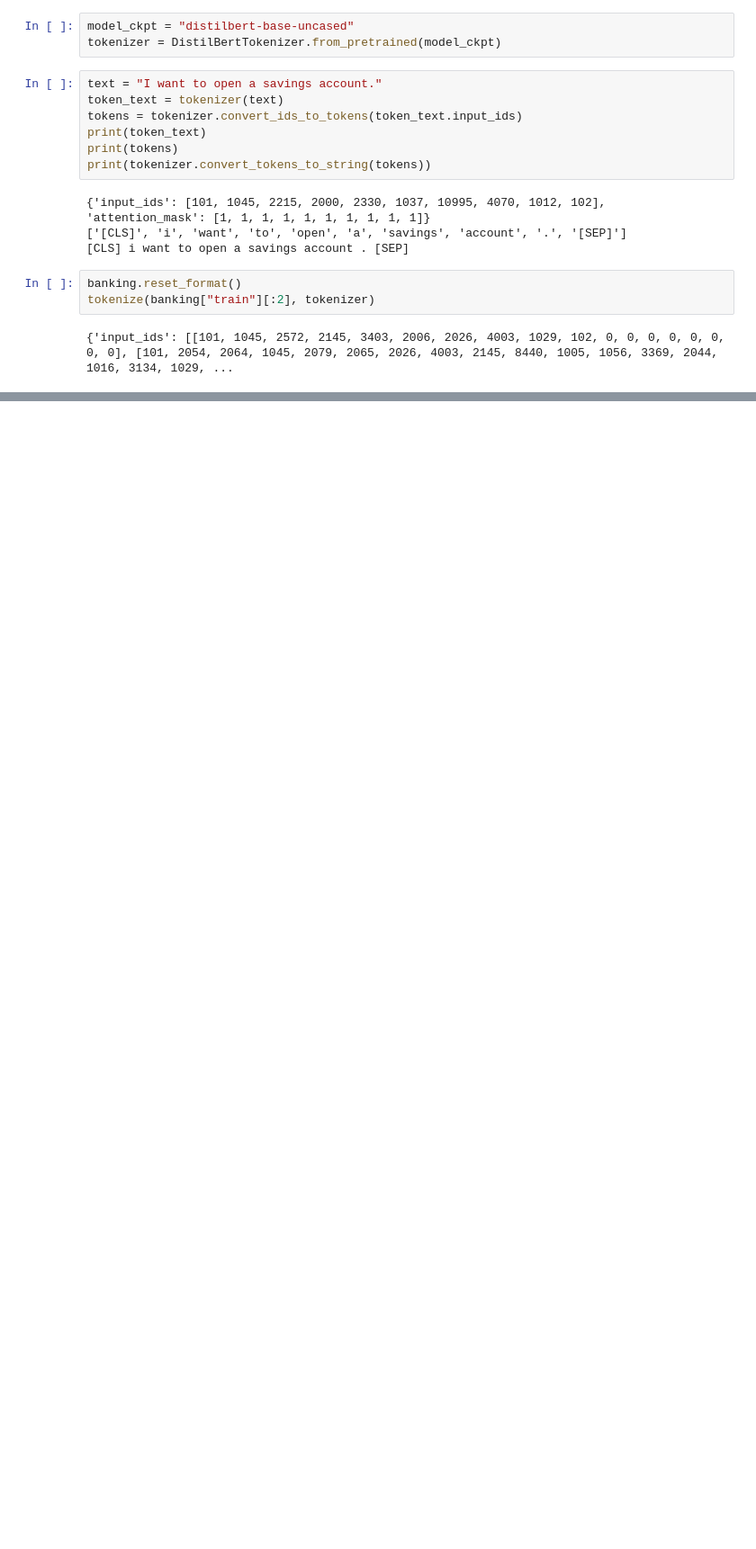
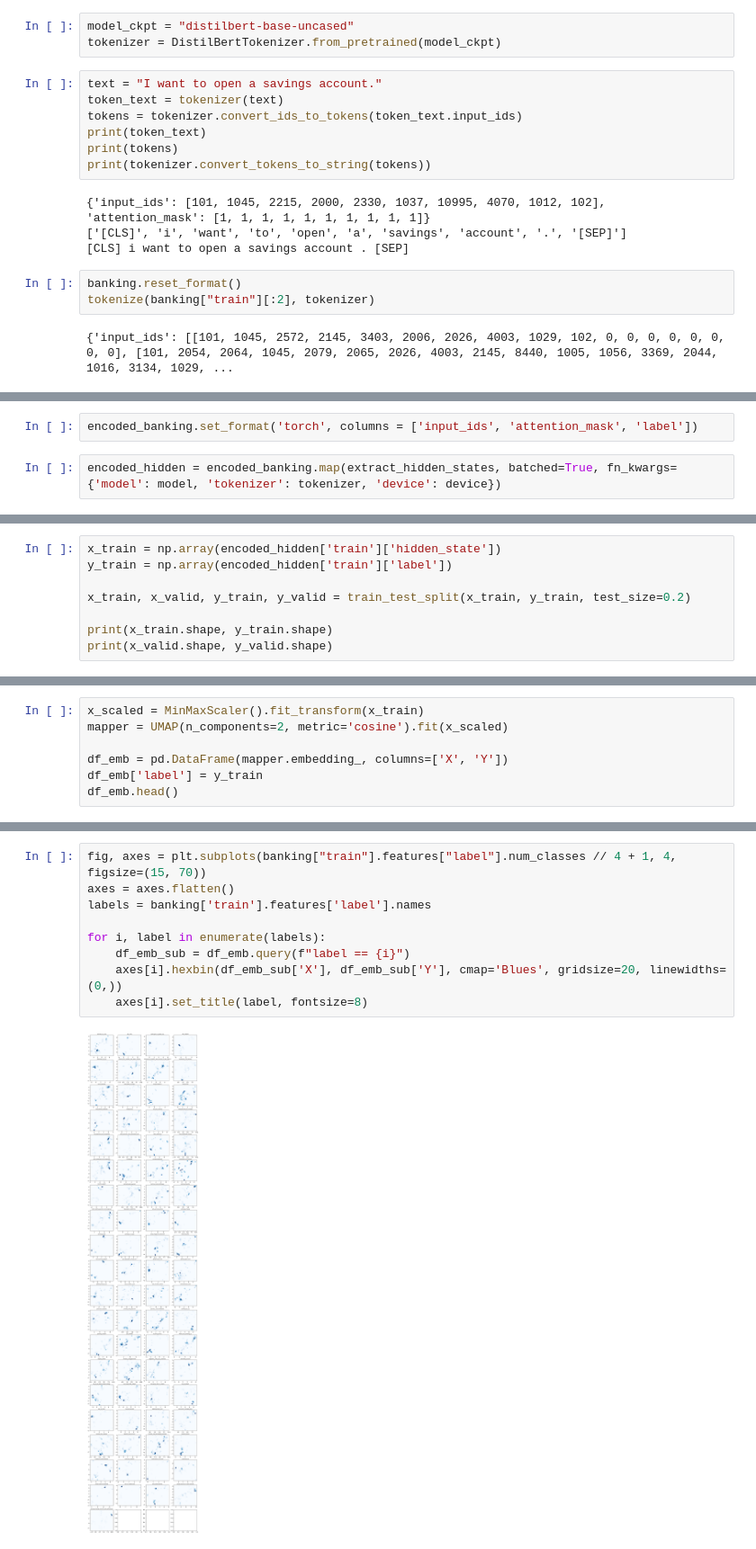
Before and after one commit to fabiogomez11c/llm_banking, a Jupyter notebook: notebook.ipynb, the cells around one changed output, grey strips where cells are left out. Shown at 90% size. Drawn from its saved outputs; the diff is of its cells as text; blank space fills up the shorter version.

```diff
--- a/notebook.ipynb
+++ b/notebook.ipynb
@@ -90,0 +132,4 @@ Loading cached processed dataset at /home/fabio/.cache/huggingface/datasets/bank
+# %%
+encoded_banking.set_format('torch', columns = ['input_ids', 'attention_mask', 'label'])
+# %%
+encoded_hidden = encoded_banking.map(extract_hidden_states, batched=True, fn_kwargs={'model': model, 'tokenizer': tokenizer, 'device': device})
@@ -90,0 +144,8 @@ Loading cached processed dataset at /home/fabio/.cache/huggingface/datasets/bank
+# %%
+x_train = np.array(encoded_hidden['train']['hidden_state'])
+y_train = np.array(encoded_hidden['train']['label'])
+
+x_train, x_valid, y_train, y_valid = train_test_split(x_train, y_train, test_size=0.2)
+
+print(x_train.shape, y_train.shape)
+print(x_valid.shape, y_valid.shape)
@@ -90,0 +155,7 @@ Loading cached processed dataset at /home/fabio/.cache/huggingface/datasets/bank
+# %%
+x_scaled = MinMaxScaler().fit_transform(x_train)
+mapper = UMAP(n_components=2, metric='cosine').fit(x_scaled)
+
+df_emb = pd.DataFrame(mapper.embedding_, columns=['X', 'Y'])
+df_emb['label'] = y_train
+df_emb.head()
@@ -90,0 +169,11 @@ Loading cached processed dataset at /home/fabio/.cache/huggingface/datasets/bank
+# %%
+fig, axes = plt.subplots(banking["train"].features["label"].num_classes // 4 + 1, 4, figsize=(15, 70))
+axes = axes.flatten()
+labels = banking['train'].features['label'].names
+
+for i, label in enumerate(labels):
+    df_emb_sub = df_emb.query(f"label == {i}")
+    axes[i].hexbin(df_emb_sub['X'], df_emb_sub['Y'], cmap='Blues', gridsize=20, linewidths=(0,))
+    axes[i].set_title(label, fontsize=8)
+# %% [output]
+[figure, added]
```
Also changed, not shown: parts of 12 cells of this notebook.
